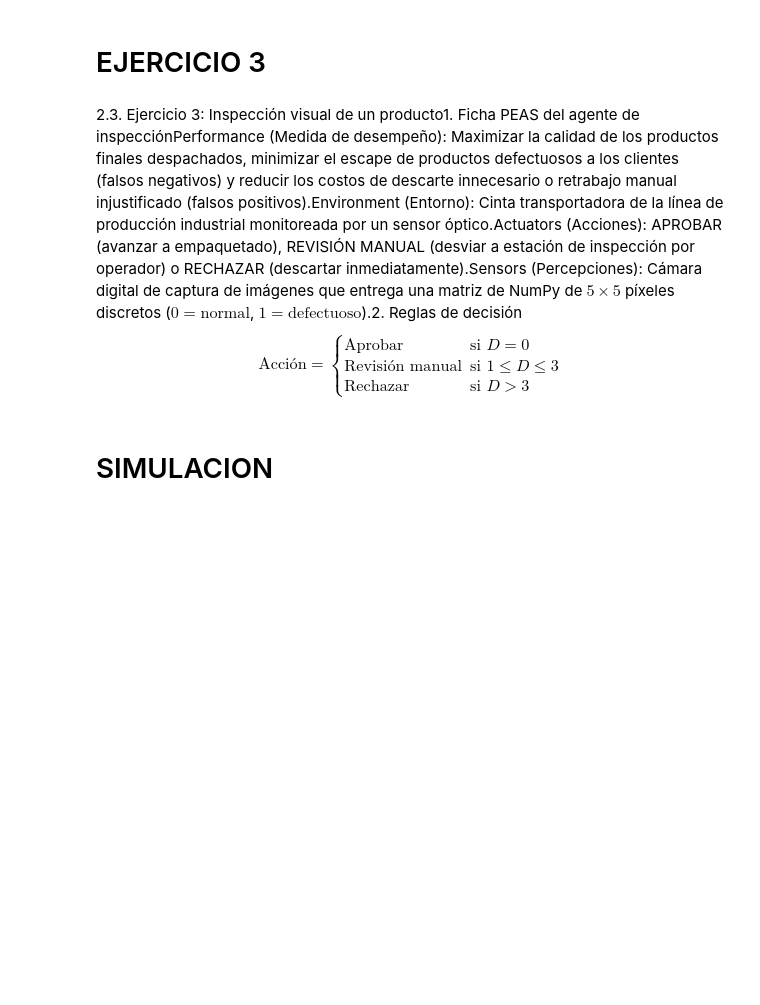
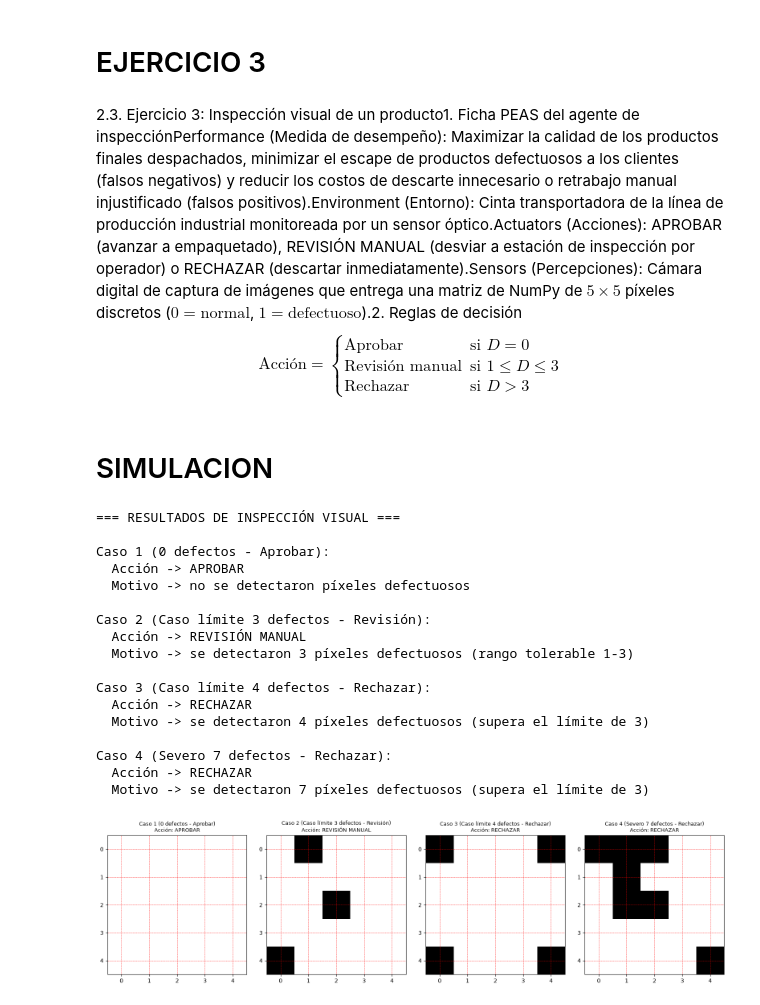
Before and after one commit to Klidsman/IS484-LAB001-Viernes02-Castaneda, a Jupyter notebook: IS484-Practica001-11-CASTANEDA.ipynb, the cells around one changed output. Cells and saved outputs as stored; diff of their text form; code cells hidden in the pictures; blank space fills up the shorter version.

```diff
--- a/IS484-Practica001-11-CASTANEDA.ipynb
+++ b/IS484-Practica001-11-CASTANEDA.ipynb
@@ -403,3 +404,69 @@ def agente_inspeccion(imagen: np.ndarray) -> tuple[str, str]:
         )
 # %% [markdown]
 # SIMULACION
+# %%
+# Definición de 4 matrices de prueba con casos límite e ideales
+casos_prueba = {
+    "Caso 1 (0 defectos - Aprobar)": np.zeros((5, 5), dtype=int),
+    "Caso 2 (Caso límite 3 defectos - Revisión)": np.array([
+        [0, 1, 0, 0, 0],
+        [0, 0, 0, 0, 0],
+        [0, 0, 1, 0, 0],
+        [0, 0, 0, 0, 0],
+        [1, 0, 0, 0, 0],
+    ]),
+    "Caso 3 (Caso límite 4 defectos - Rechazar)": np.array([
+        [1, 0, 0, 0, 1],
+        [0, 0, 0, 0, 0],
+        [0, 0, 0, 0, 0],
+        [0, 0, 0, 0, 0],
+        [1, 0, 0, 0, 1],
+    ]),
+    "Caso 4 (Severo 7 defectos - Rechazar)": np.array([
+        [1, 1, 1, 0, 0],
+        [0, 1, 0, 0, 0],
+        [0, 1, 1, 0, 0],
+        [0, 0, 0, 0, 0],
+        [0, 0, 0, 0, 1],
+    ]),
+}
+
+# Ejecución del agente y generación de gráficos
+fig, axes = plt.subplots(1, 4, figsize=(16, 4))
+
+print("=== RESULTADOS DE INSPECCIÓN VISUAL ===")
+for i, (nombre, matriz) in enumerate(casos_prueba.items()):
+    accion, motivo = agente_inspeccion(matriz)
+    print(f"\n{nombre}:")
+    print(f"  Acción -> {accion.upper()}")
+    print(f"  Motivo -> {motivo}")
+
+    # Visualización visual con matplotlib
+    ax = axes[i]
+    ax.imshow(matriz, cmap="gray_r")  # 0 = blanco (normal), 1 = negro (defecto)
+    ax.set_title(f"{nombre}\nAcción: {accion.upper()}", fontsize=9)
+    ax.set_xticks(range(5))
+    ax.set_yticks(range(5))
+    ax.grid(True, color="red", linestyle="--", linewidth=0.5)
+
+plt.tight_layout()
+plt.show()
+# %% [output]
+=== RESULTADOS DE INSPECCIÓN VISUAL ===
+
+Caso 1 (0 defectos - Aprobar):
+  Acción -> APROBAR
+  Motivo -> no se detectaron píxeles defectuosos
+
+Caso 2 (Caso límite 3 defectos - Revisión):
+  Acción -> REVISIÓN MANUAL
+  Motivo -> se detectaron 3 píxeles defectuosos (rango tolerable 1-3)
+
+Caso 3 (Caso límite 4 defectos - Rechazar):
+  Acción -> RECHAZAR
+  Motivo -> se detectaron 4 píxeles defectuosos (supera el límite de 3)
+
+Caso 4 (Severo 7 defectos - Rechazar):
+  Acción -> RECHAZAR
+  Motivo -> se detectaron 7 píxeles defectuosos (supera el límite de 3)
+[figure, added]
```
Also changed, not shown: parts of 2 cells of this notebook.
